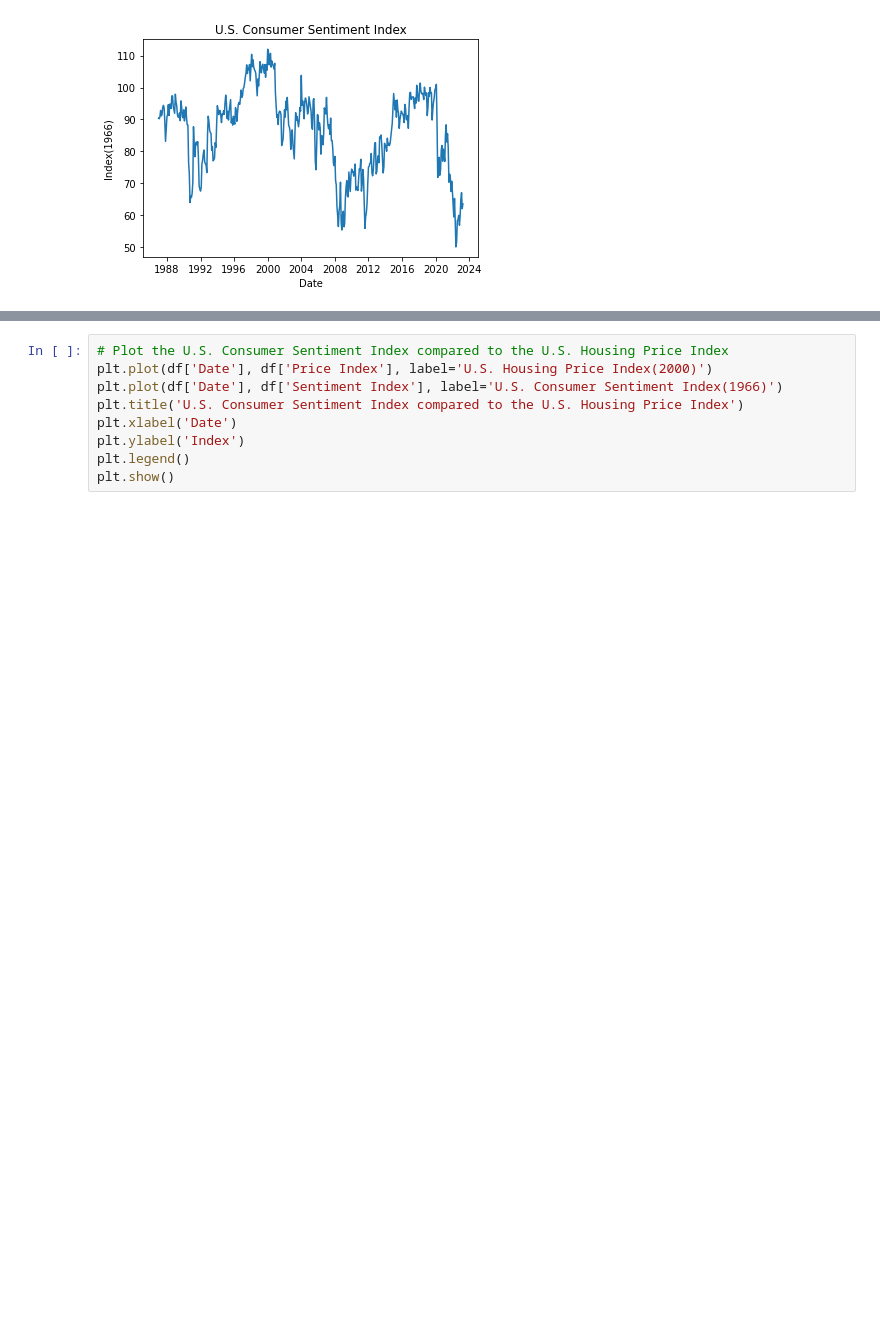
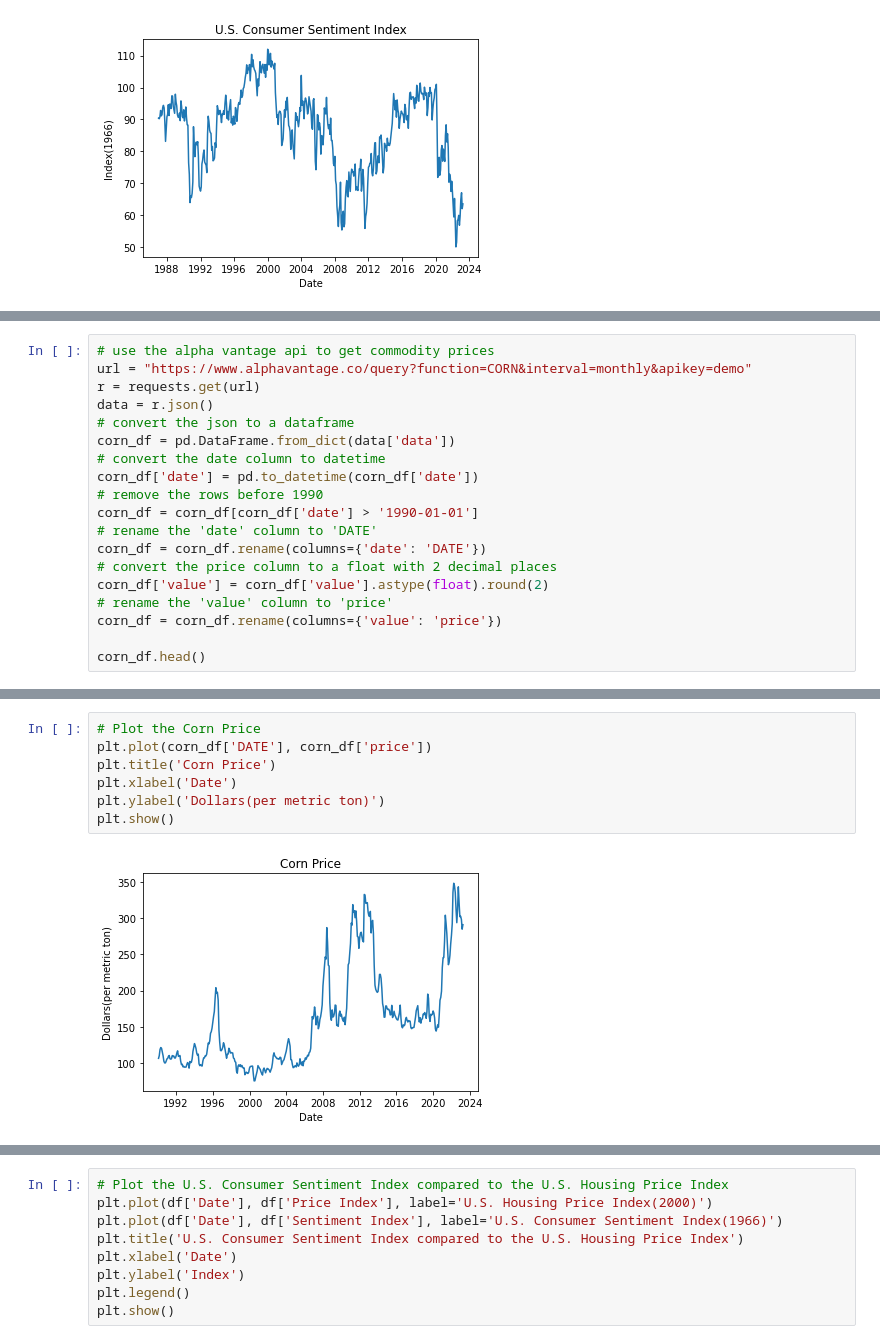
Before and after one commit to CptSasquatch/project-4, a Jupyter notebook: jason/tidy_data.ipynb, the cells around one changed output, grey strips where cells are left out. Drawn from its saved outputs; the diff is of its cells as text; blank space fills up the shorter version.

```diff
--- a/jason/tidy_data.ipynb
+++ b/jason/tidy_data.ipynb
@@ -239,0 +243,19 @@ plt.show()
+# %%
+# use the alpha vantage api to get commodity prices
+url = "https://www.alphavantage.co/query?function=CORN&interval=monthly&apikey=demo"
+r = requests.get(url)
+data = r.json()
+# convert the json to a dataframe
+corn_df = pd.DataFrame.from_dict(data['data'])
+# convert the date column to datetime
+corn_df['date'] = pd.to_datetime(corn_df['date'])
+# remove the rows before 1990
+corn_df = corn_df[corn_df['date'] > '1990-01-01']
+# rename the 'date' column to 'DATE'
+corn_df = corn_df.rename(columns={'date': 'DATE'})
+# convert the price column to a float with 2 decimal places
+corn_df['value'] = corn_df['value'].astype(float).round(2)
+# rename the 'value' column to 'price'
+corn_df = corn_df.rename(columns={'value': 'price'})
+
+corn_df.head()
@@ -239,0 +269,9 @@ plt.show()
+# %%
+# Plot the Corn Price
+plt.plot(corn_df['DATE'], corn_df['price'])
+plt.title('Corn Price')
+plt.xlabel('Date')
+plt.ylabel('Dollars(per metric ton)')
+plt.show()
+# %% [output]
+[figure, added]
```
Also changed, not shown: parts of 21 cells of this notebook, 3 other files.
